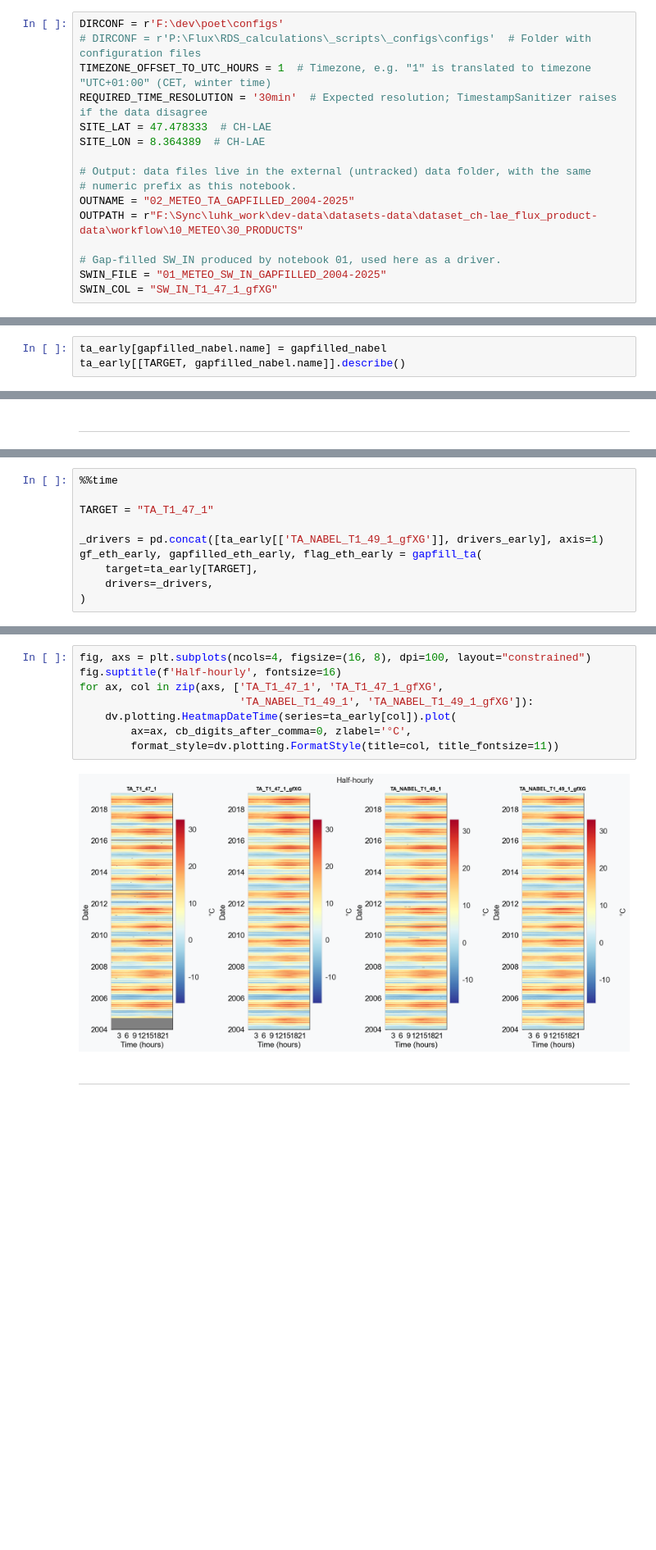
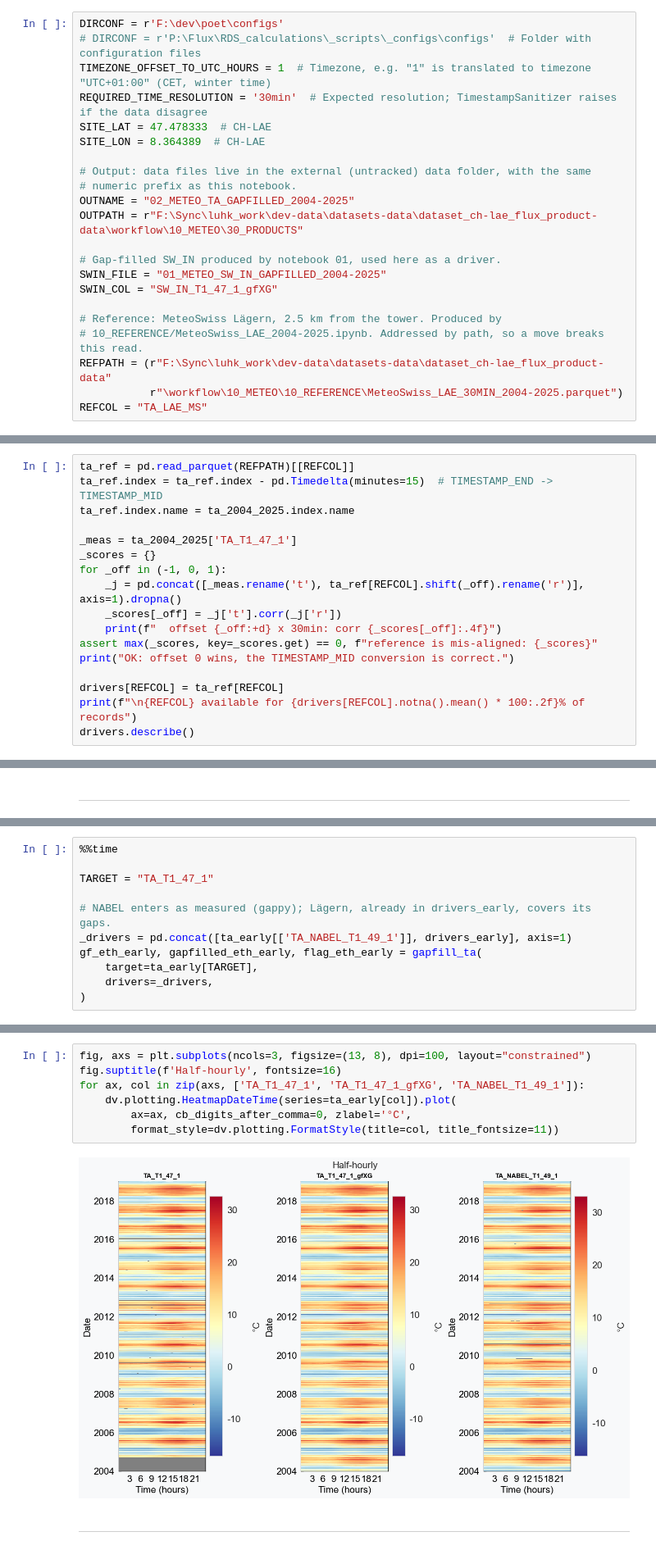
Before and after one commit to holukas/dataset_ch-lae_flux_product, a Jupyter notebook: workflow/10_METEO/30_PRODUCTS/02_METEO_TA_2004-2025.ipynb, the cells around one changed output, grey strips where cells are left out. Shown at 82% size. Cells and saved outputs as stored; diff of their text form; blank space fills up the shorter version.

```diff
--- a/workflow/10_METEO/30_PRODUCTS/02_METEO_TA_2004-2025.ipynb
+++ b/workflow/10_METEO/30_PRODUCTS/02_METEO_TA_2004-2025.ipynb
@@ -65,4 +74,10 @@ OUTPATH = r"F:\Sync\luhk_work\dev-data\datasets-data\dataset_ch-lae_flux_product
 # Gap-filled SW_IN produced by notebook 01, used here as a driver.
 SWIN_FILE = "01_METEO_SW_IN_GAPFILLED_2004-2025"
 SWIN_COL = "SW_IN_T1_47_1_gfXG"
+
+# Reference: MeteoSwiss Lägern, 2.5 km from the tower. Produced by
+# 10_REFERENCE/MeteoSwiss_LAE_2004-2025.ipynb. Addressed by path, so a move breaks this read.
+REFPATH = (r"F:\Sync\luhk_work\dev-data\datasets-data\dataset_ch-lae_flux_product-data"
+           r"\workflow\10_METEO\10_REFERENCE\MeteoSwiss_LAE_30MIN_2004-2025.parquet")
+REFCOL = "TA_LAE_MS"
 # %% [markdown]
@@ -630,0 +655,17 @@ Name: missing values, dtype: int64
+# %%
+ta_ref = pd.read_parquet(REFPATH)[[REFCOL]]
+ta_ref.index = ta_ref.index - pd.Timedelta(minutes=15)  # TIMESTAMP_END -> TIMESTAMP_MID
+ta_ref.index.name = ta_2004_2025.index.name
+
+_meas = ta_2004_2025['TA_T1_47_1']
+_scores = {}
+for _off in (-1, 0, 1):
+    _j = pd.concat([_meas.rename('t'), ta_ref[REFCOL].shift(_off).rename('r')], axis=1).dropna()
+    _scores[_off] = _j['t'].corr(_j['r'])
+    print(f"  offset {_off:+d} x 30min: corr {_scores[_off]:.4f}")
+assert max(_scores, key=_scores.get) == 0, f"reference is mis-aligned: {_scores}"
+print("OK: offset 0 wins, the TIMESTAMP_MID conversion is correct.")
+
+drivers[REFCOL] = ta_ref[REFCOL]
+print(f"\n{REFCOL} available for {drivers[REFCOL].notna().mean() * 100:.2f}% of records")
+drivers.describe()
@@ -888,3 +872,0 @@ gf_nabel.results.feature_importances
-# %%
-ta_early[gapfilled_nabel.name] = gapfilled_nabel
-ta_early[[TARGET, gapfilled_nabel.name]].describe()
@@ -910,7 +884,8 @@ The gap-filled NABEL series is now complete and is used as an additional driver,
 
 TARGET = "TA_T1_47_1"
 
-_drivers = pd.concat([ta_early[['TA_NABEL_T1_49_1_gfXG']], drivers_early], axis=1)
+# NABEL enters as measured (gappy); Lägern, already in drivers_early, covers its gaps.
+_drivers = pd.concat([ta_early[['TA_NABEL_T1_49_1']], drivers_early], axis=1)
 gf_eth_early, gapfilled_eth_early, flag_eth_early = gapfill_ta(
     target=ta_early[TARGET],
     drivers=_drivers,
@@ -979,13 +971,12 @@ ta_early[[TARGET, gapfilled_eth_early.name]].describe()
 # %%
-fig, axs = plt.subplots(ncols=4, figsize=(16, 8), dpi=100, layout="constrained")
+fig, axs = plt.subplots(ncols=3, figsize=(13, 8), dpi=100, layout="constrained")
 fig.suptitle(f'Half-hourly', fontsize=16)
-for ax, col in zip(axs, ['TA_T1_47_1', 'TA_T1_47_1_gfXG',
-                         'TA_NABEL_T1_49_1', 'TA_NABEL_T1_49_1_gfXG']):
+for ax, col in zip(axs, ['TA_T1_47_1', 'TA_T1_47_1_gfXG', 'TA_NABEL_T1_49_1']):
     dv.plotting.HeatmapDateTime(series=ta_early[col]).plot(
         ax=ax, cb_digits_after_comma=0, zlabel='°C',
         format_style=dv.plotting.FormatStyle(title=col, title_fontsize=11))
 # %% [output]
-[figure, old version]
+[figure, new version]
 # %% [markdown]
 ***
 # %% [markdown]
```
Also changed, not shown: parts of 63 cells of this notebook.
